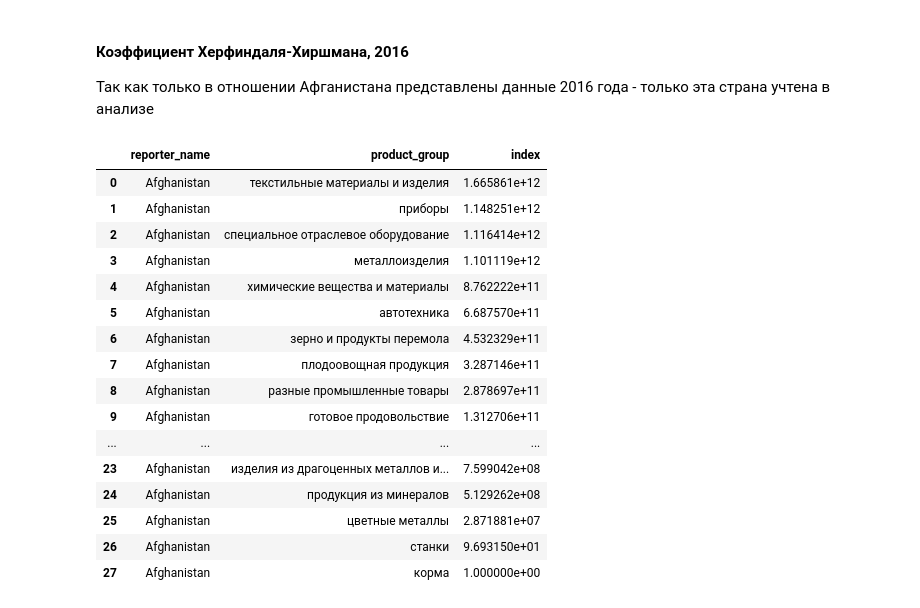
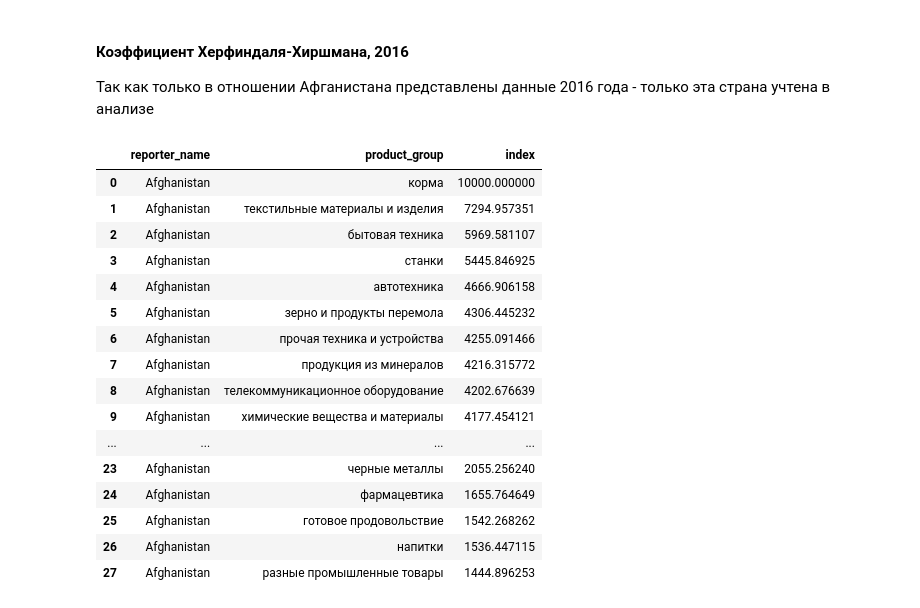
Before and after one commit to ilyaperepelitsa/Comtrade, a Jupyter notebook: Comtrade Тестовое задание.ipynb, the cells around one changed output. Cells and saved outputs as stored; diff of their text form; code cells hidden in the pictures.

```diff
--- a/Comtrade Тестовое задание.ipynb
+++ b/Comtrade Тестовое задание.ipynb
@@ -488,30 +510,30 @@ annual_total.sort_values(["reporter_name", "product_group", "year"])
 # %%
 index_slice = read_final.loc[read_final.year == 2016,["year", "reporter_name", "partner_name",
                                                                          "product_group", "trade_value"]]
 index_slice_group = index_slice.groupby(["reporter_name", "product_group"])["trade_value"].sum().reset_index()
 
 aggregate_import_index = index_slice.groupby(["reporter_name", "product_group",
                                               "partner_name"])["trade_value"].sum().reset_index()
 
 final_table = aggregate_import_index.merge(index_slice_group, on = ["reporter_name", "product_group"], how = "left")
-final_table["prop"] = (final_table["trade_value_y"] / final_table["trade_value_x"])
+final_table["prop"] = (final_table["trade_value_x"] / final_table["trade_value_y"]) * 100
 final_table["index"] = final_table["prop"]**2
 final_table.groupby(["reporter_name", "product_group"])["index"].sum().sort_values(ascending = False).reset_index()
 # %% [output]
 |  | reporter_name | product_group | index |
-| 0 | Afghanistan | текстильные материалы и изделия | 1.665861e+12 |
-| 1 | Afghanistan | приборы | 1.148251e+12 |
-| 2 | Afghanistan | специальное отраслевое оборудование | 1.116414e+12 |
-| 3 | Afghanistan | металлоизделия | 1.101119e+12 |
-| 4 | Afghanistan | химические вещества и материалы | 8.762222e+11 |
-| 5 | Afghanistan | автотехника | 6.687570e+11 |
-| 6 | Afghanistan | зерно и продукты перемола | 4.532329e+11 |
-| 7 | Afghanistan | плодоовощная продукция | 3.287146e+11 |
-| 8 | Afghanistan | разные промышленные товары | 2.878697e+11 |
-| 9 | Afghanistan | готовое продовольствие | 1.312706e+11 |
+| 0 | Afghanistan | корма | 10000.000000 |
+| 1 | Afghanistan | текстильные материалы и изделия | 7294.957351 |
+| 2 | Afghanistan | бытовая техника | 5969.581107 |
+| 3 | Afghanistan | станки | 5445.846925 |
+| 4 | Afghanistan | автотехника | 4666.906158 |
+| 5 | Afghanistan | зерно и продукты перемола | 4306.445232 |
+| 6 | Afghanistan | прочая техника и устройства | 4255.091466 |
+| 7 | Afghanistan | продукция из минералов | 4216.315772 |
+| 8 | Afghanistan | телекоммуникационное оборудование | 4202.676639 |
+| 9 | Afghanistan | химические вещества и материалы | 4177.454121 |
 | ... | ... | ... | ... |
-| 23 | Afghanistan | изделия из драгоценных металлов и... | 7.599042e+08 |
-| 24 | Afghanistan | продукция из минералов | 5.129262e+08 |
-| 25 | Afghanistan | цветные металлы | 2.871881e+07 |
-| 26 | Afghanistan | станки | 9.693150e+01 |
-| 27 | Afghanistan | корма | 1.000000e+00 |
+| 23 | Afghanistan | черные металлы | 2055.256240 |
+| 24 | Afghanistan | фармацевтика | 1655.764649 |
+| 25 | Afghanistan | готовое продовольствие | 1542.268262 |
+| 26 | Afghanistan | напитки | 1536.447115 |
+| 27 | Afghanistan | разные промышленные товары | 1444.896253 |
```
Also changed, not shown: parts of 38 cells of this notebook, 3 other files.
